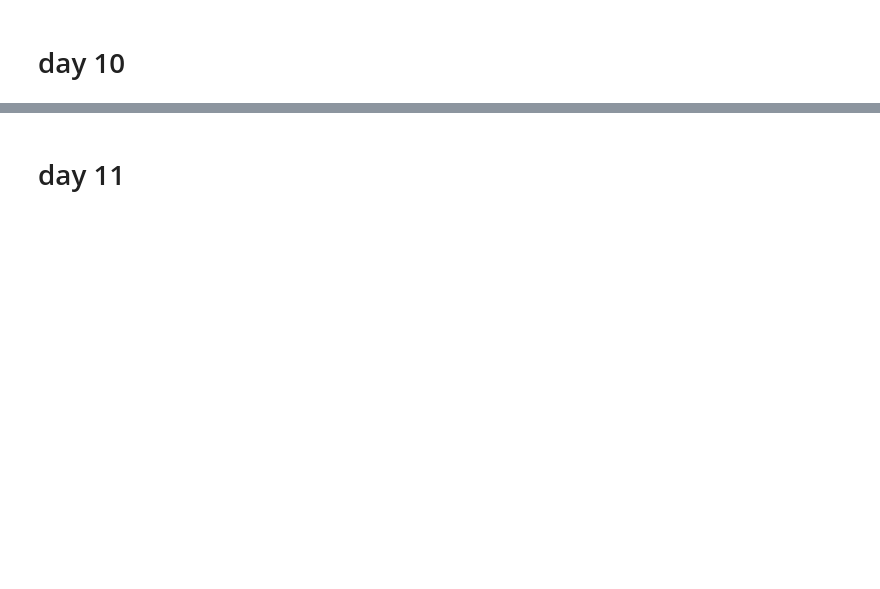
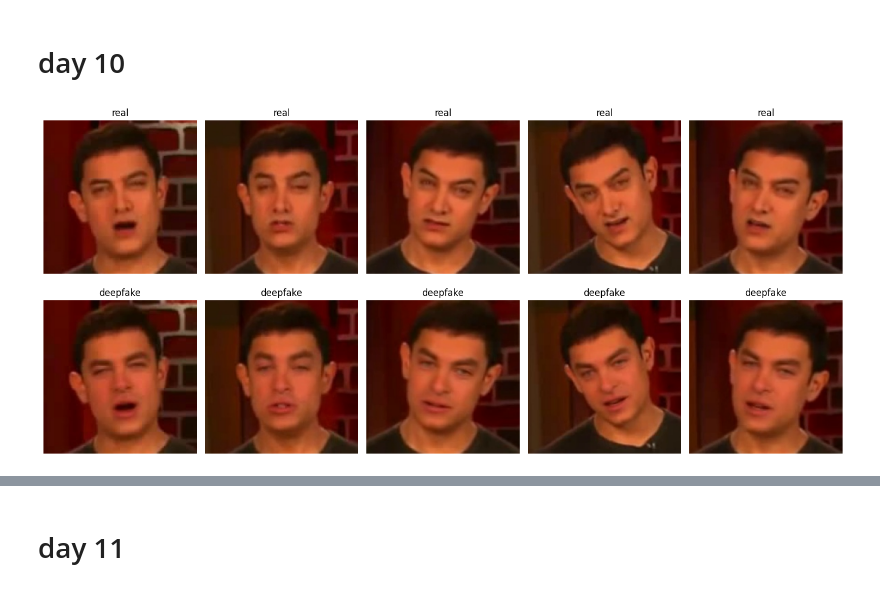
Before and after one commit to kumarhimanshu97834-art/Minor-Project, a Jupyter notebook: notebooks/02_face_extraction.ipynb, the cells around one changed output, grey strips where cells are left out. Saved outputs shown, nothing was run; the diff lists cells and outputs as text; code cells hidden in the pictures; blank space fills up the shorter version.

Commit message:
Add deepfake detection analysis and evaluation notebooks

```diff
--- a/notebooks/02_face_extraction.ipynb
+++ b/notebooks/02_face_extraction.ipynb
@@ -125,17 +110,0 @@ def detect_faces(frames):
-# %%
-# face cropping
-def crop_face_with_padding(frame, box, padding=0.20):
-    x, y, w, h = box
-
-    pad_x = int(w * padding)
-    pad_y = int(h * padding)
-
-    x1 = max(0, x - pad_x)
-    y1 = max(0, y - pad_y)
-
-    x2 = min(frame.shape[1], x + w + pad_x)
-    y2 = min(frame.shape[0], y + h + pad_y)
-
-    face = frame[y1:y2, x1:x2]
-
-    return face
@@ -479,2 +620,38 @@ Shape: (61641, 5)
 # %% [markdown]
 # day 10
+# %%
+
+# ============================================================
+# DAY 9: DISPLAY SAMPLE FACE CROPS
+# ============================================================
+
+import matplotlib.pyplot as plt
+import cv2
+
+fig, axes = plt.subplots(2, 5, figsize=(15, 7))
+
+for row_idx, class_name in enumerate(["real", "deepfake"]):
+
+    samples = face_metadata_v2[
+        face_metadata_v2["class_name"] == class_name
+    ].head(5)
+
+    for col_idx, (_, record) in enumerate(samples.iterrows()):
+
+        image_path = PROJECT_ROOT / record["face_path"]
+        image = cv2.imread(str(image_path))
+
+        if image is not None:
+            image = cv2.cvtColor(
+                image, cv2.COLOR_BGR2RGB
+            )
+
+            axes[row_idx, col_idx].imshow(image)
+            axes[row_idx, col_idx].set_title(class_name)
+
+        axes[row_idx, col_idx].axis("off")
+
+plt.tight_layout()
+plt.show()
+# %% [output]
+[figure, added]
```
Also changed, not shown: parts of 24 cells of this notebook, 25 other files.
